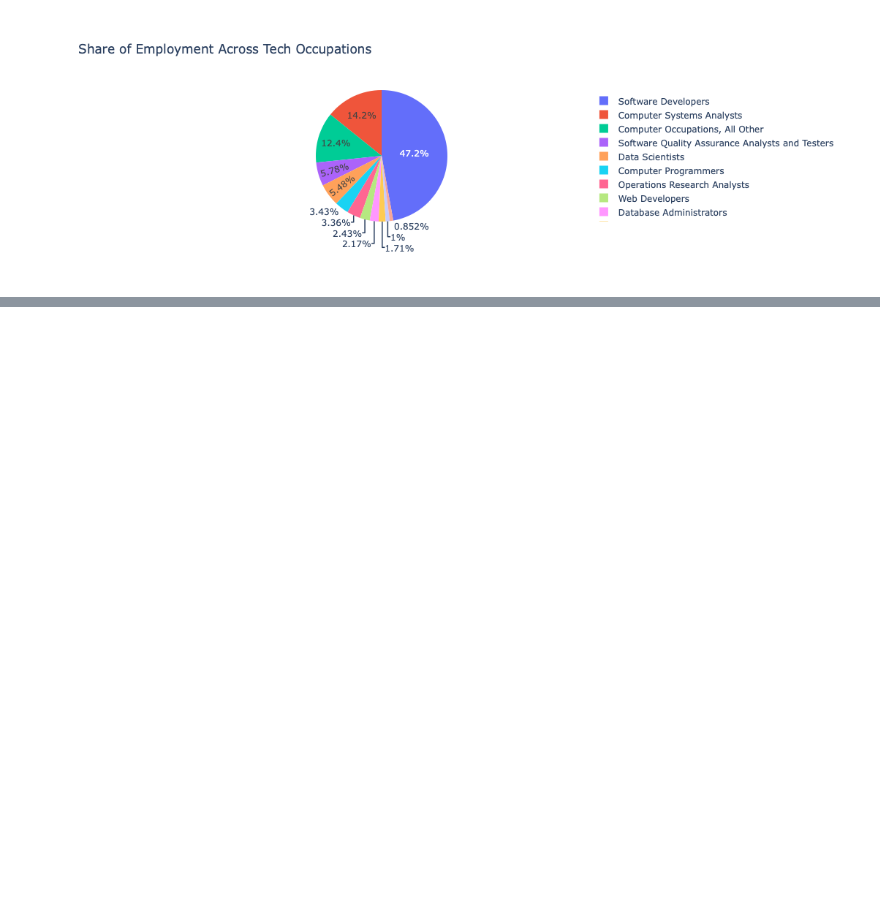
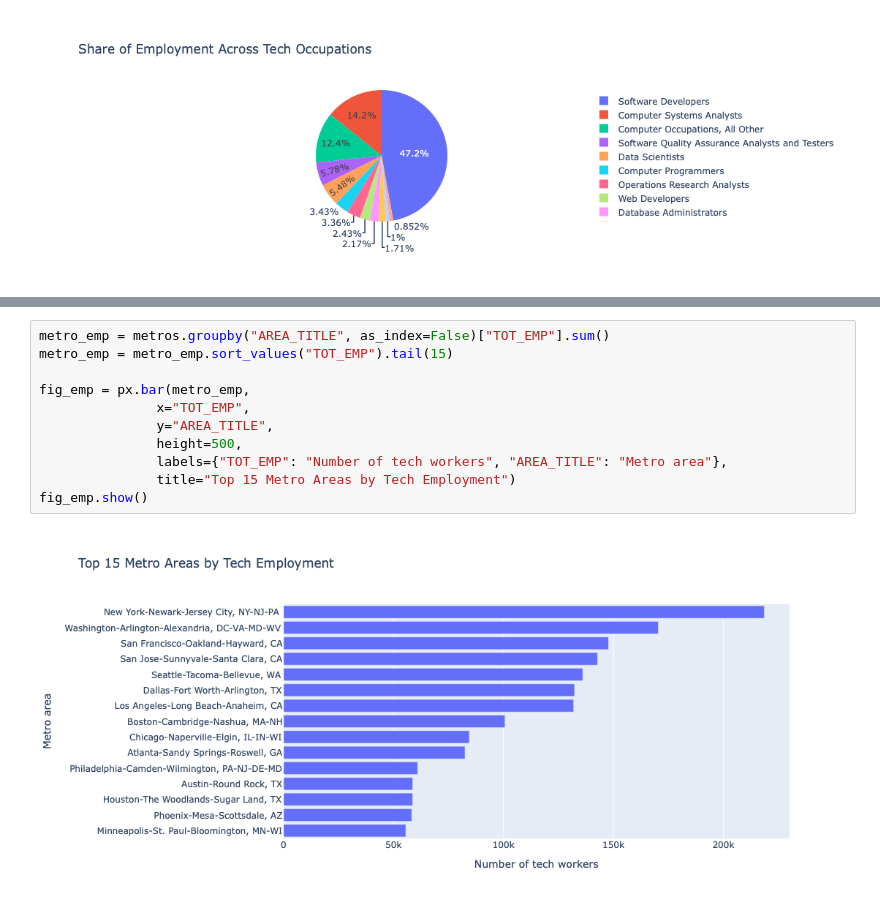
Before and after one commit to chryswds/DVC-CA1, a Jupyter notebook: DVC_CA1-2023334.ipynb, the cells around one changed output, grey strips where cells are left out. Drawn from its saved outputs; the diff is of its cells as text; blank space fills up the shorter version.

```diff
--- a/DVC_CA1-2023334.ipynb
+++ b/DVC_CA1-2023334.ipynb
@@ -275,0 +428,13 @@ fig_grouped_bar.show()
+# %%
+metro_emp = metros.groupby("AREA_TITLE", as_index=False)["TOT_EMP"].sum()
+metro_emp = metro_emp.sort_values("TOT_EMP").tail(15)
+
+fig_emp = px.bar(metro_emp,
+               x="TOT_EMP",
+               y="AREA_TITLE",
+               height=500,
+               labels={"TOT_EMP": "Number of tech workers", "AREA_TITLE": "Metro area"},
+               title="Top 15 Metro Areas by Tech Employment")
+fig_emp.show()
+# %% [output]
+[figure, added]
```
Also changed, not shown: parts of 47 cells of this notebook.
